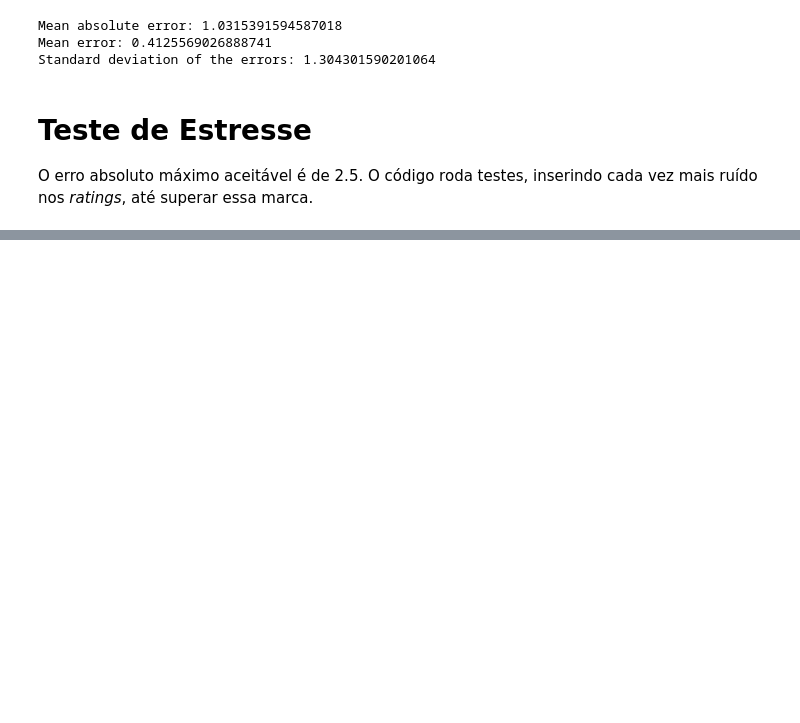
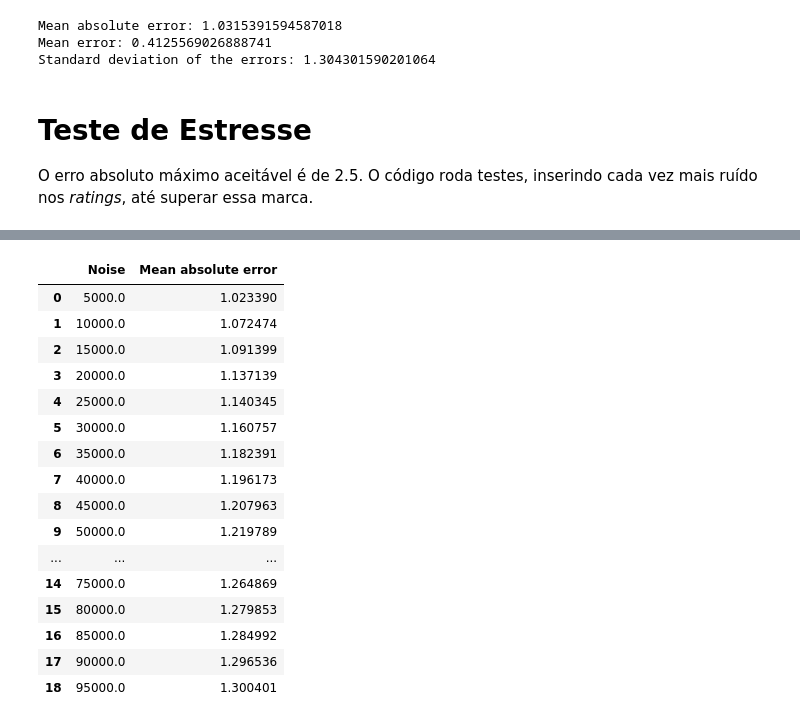
Before and after one commit to EduardoMVAz/Netflix_Challenge, a Jupyter notebook: demo.ipynb, the cells around one changed output, grey strips where cells are left out. Drawn from its saved outputs; the diff is of its cells as text; code cells hidden in the pictures; blank space fills up the shorter version.

```diff
--- a/demo.ipynb
+++ b/demo.ipynb
@@ -128,3 +125,24 @@ Standard deviation of the errors: 1.304301590201064
 # **Teste de Estresse**
 
 O erro absoluto máximo aceitável é de 2.5. O código roda testes, inserindo cada vez mais ruído nos *ratings*, até superar essa marca.
+# %%
+df_ = pd.DataFrame(columns=["Noise", "Mean absolute error"])
+
+n = 5000
+mae = 0
+while mae < 2.5 and n < 100000:
+    df = pd.read_csv('ratings_small.csv')
+
+    data = pd.pivot_table(df, values='rating', index='userId', columns='movieId', fill_value=np.mean(df['rating']))
+
+    data = data.to_numpy()
+
+    errors = predict(data, n, np.mean(df['rating']))
+    mae = np.mean(np.abs(errors))
+
+    append = pd.DataFrame({"Noise":[n], "Mean absolute error": [mae]})
+    df_.loc[len(df_)] = append.iloc[0]
+
+    n += 5000
+    print(f'mae {mae}')
+    print(f'me {np.mean(errors)}')
@@ -130,0 +167,20 @@ O erro absoluto máximo aceitável é de 2.5. O código roda testes, inserindo c
+# %%
+df_.head(19)
+# %% [output]
+|  | Noise | Mean absolute error |
+| 0 | 5000.0 | 1.023390 |
+| 1 | 10000.0 | 1.072474 |
+| 2 | 15000.0 | 1.091399 |
+| 3 | 20000.0 | 1.137139 |
+| 4 | 25000.0 | 1.140345 |
+| 5 | 30000.0 | 1.160757 |
+| 6 | 35000.0 | 1.182391 |
+| 7 | 40000.0 | 1.196173 |
+| 8 | 45000.0 | 1.207963 |
+| 9 | 50000.0 | 1.219789 |
+| ... | ... | ... |
+| 14 | 75000.0 | 1.264869 |
+| 15 | 80000.0 | 1.279853 |
+| 16 | 85000.0 | 1.284992 |
+| 17 | 90000.0 | 1.296536 |
+| 18 | 95000.0 | 1.300401 |
```
Also changed, not shown: parts of 2 cells of this notebook.
